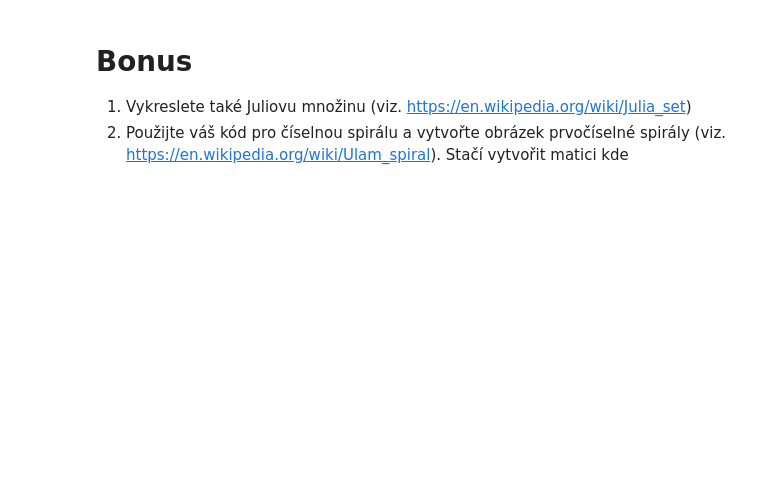
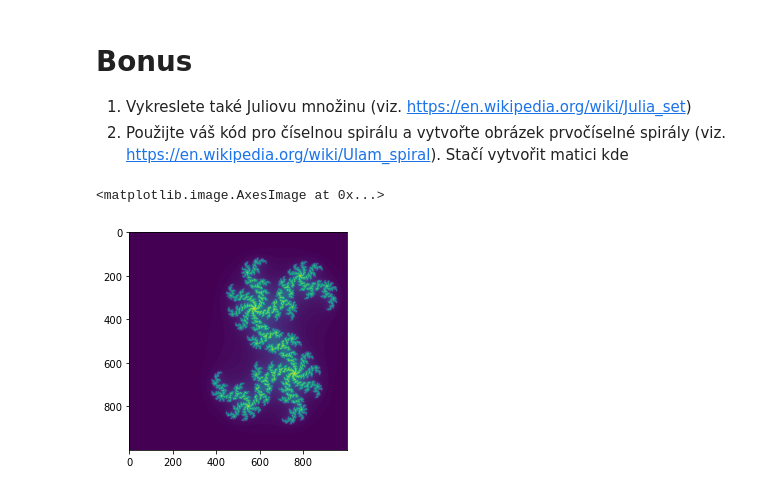
Before and after one commit to TAB0048/vvp-DU, a Jupyter notebook: DU3/DU3.ipynb, the cells around one changed output. Drawn from its saved outputs; the diff is of its cells as text; code cells hidden in the pictures; blank space fills up the shorter version.

Commit message:
Add Mandelbrot and Julia set

```diff
--- a/DU3/DU3.ipynb
+++ b/DU3/DU3.ipynb
@@ -176,3 +179,26 @@ plt.imshow(divergence_matrix)
 # Bonus
 1. Vykreslete také Juliovu množinu (viz. https://en.wikipedia.org/wiki/Julia_set)
 2. Použijte váš kód pro číselnou spirálu a vytvořte obrázek prvočíselné spirály (viz. https://en.wikipedia.org/wiki/Ulam_spiral). Stačí vytvořit matici kde
+# %%
+def julia_set(c, x_min = -2, x_max = 1, y_min = -1.5, y_max = 1.5, n = 1000, k = 100):
+    y, x = np.mgrid[y_min : y_max : 1j*n, x_min : x_max : 1j*n]
+
+    Z = x + 1j*y
+
+    divergence_matrix = np.zeros_like(Z, dtype=int)
+
+    for i in range(k):
+        Z[np.abs(Z) < 2] = Z[np.abs(Z) < 2]**2 + c
+        divergence_matrix[np.abs(Z) < 2] = i
+
+    return divergence_matrix
+# %%
+c = 0.4 + 0.2j
+n = 1000
+k = 100
+
+divergence_matrix = julia_set(c, n=n, k=k)
+plt.imshow(divergence_matrix)
+# %% [output]
+<matplotlib.image.AxesImage at 0x...>
+[figure, added]
```
Also changed, not shown: parts of 2 cells of this notebook.
